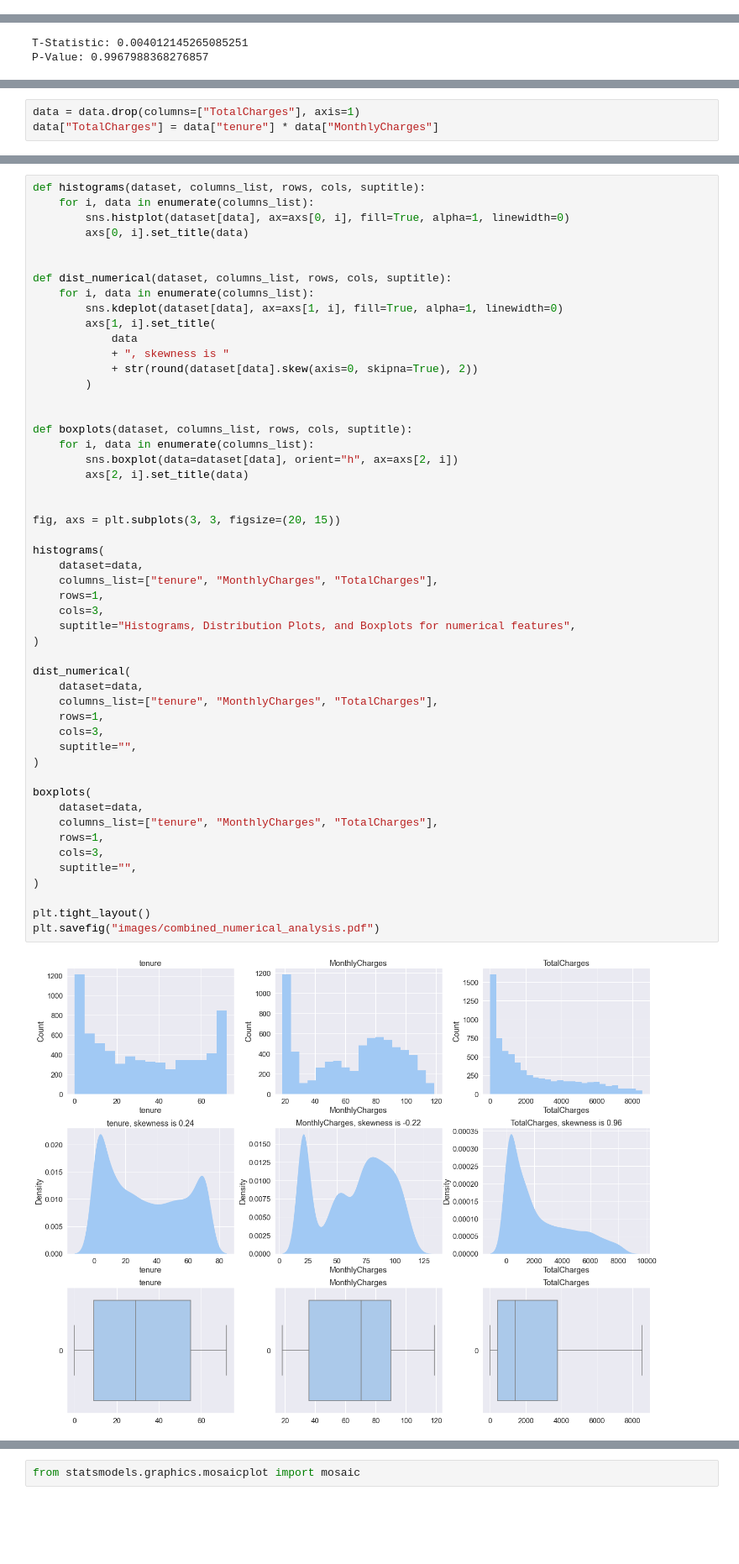
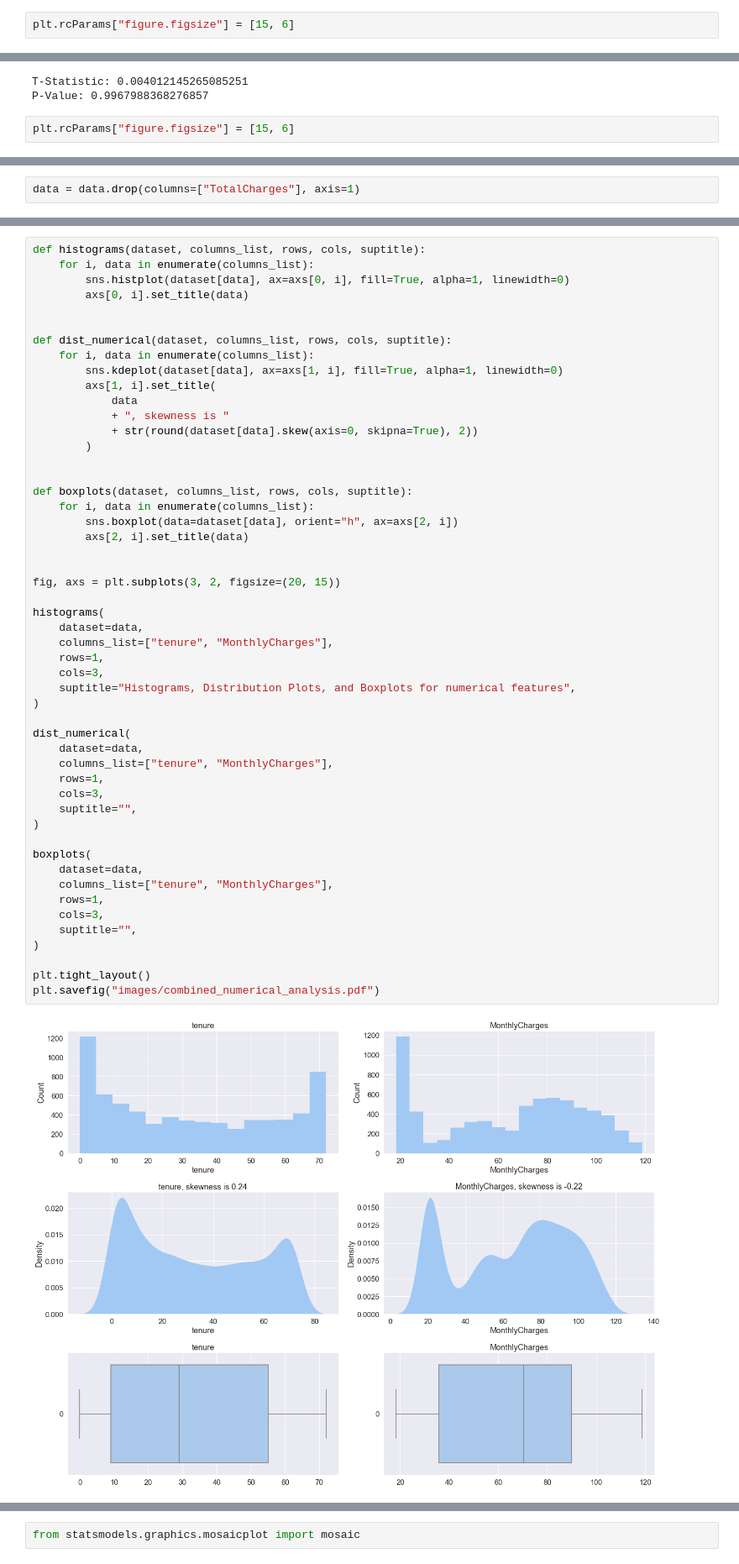
Before and after one commit to BanasiakB/DataMining, a Jupyter notebook: O3_DataMiningEDA.ipynb, the cells around one changed output, grey strips where cells are left out. Shown at 84% size. Saved outputs shown, nothing was run; the diff lists cells and outputs as text; blank space fills up the shorter version.

```diff
--- a/O3_DataMiningEDA.ipynb
+++ b/O3_DataMiningEDA.ipynb
@@ -16,6 +16,8 @@ from sklearn.metrics import confusion_matrix
 sns.set(font_scale=1.5)
 sns.set_style("darkgrid")
 sns.set_palette("pastel")
+# %%
+plt.rcParams["figure.figsize"] = [15, 6]
 # %%
 data = pd.read_csv("WA_Fn-UseC_-Telco-Customer-Churn.csv")
 # %%
@@ -409,6 +396,8 @@ print(f"P-Value: {p_value}")
 # %% [output]
 T-Statistic: 0.004012145265085251
 P-Value: 0.9967988368276857
+# %%
+plt.rcParams["figure.figsize"] = [15, 6]
 # %%
 plt.scatter(data["TotalCharges"], data["tenure"] * data["MonthlyCharges"], alpha=0.2)
 plt.xlabel("TotalCharges")
@@ -420,4 +440,3 @@ plt.savefig("images/correlation_TotalCharges_Monthly_Charges.pdf")
 # %%
 data = data.drop(columns=["TotalCharges"], axis=1)
-data["TotalCharges"] = data["tenure"] * data["MonthlyCharges"]
 # %%
@@ -471,38 +490,38 @@ def boxplots(dataset, columns_list, rows, cols, suptitle):
     for i, data in enumerate(columns_list):
         sns.boxplot(data=dataset[data], orient="h", ax=axs[2, i])
         axs[2, i].set_title(data)
 
 
-fig, axs = plt.subplots(3, 3, figsize=(20, 15))
+fig, axs = plt.subplots(3, 2, figsize=(20, 15))
 
 histograms(
     dataset=data,
-    columns_list=["tenure", "MonthlyCharges", "TotalCharges"],
+    columns_list=["tenure", "MonthlyCharges"],
     rows=1,
     cols=3,
     suptitle="Histograms, Distribution Plots, and Boxplots for numerical features",
 )
 
 dist_numerical(
     dataset=data,
-    columns_list=["tenure", "MonthlyCharges", "TotalCharges"],
+    columns_list=["tenure", "MonthlyCharges"],
     rows=1,
     cols=3,
     suptitle="",
 )
 
 boxplots(
     dataset=data,
-    columns_list=["tenure", "MonthlyCharges", "TotalCharges"],
+    columns_list=["tenure", "MonthlyCharges"],
     rows=1,
     cols=3,
     suptitle="",
 )
 
 plt.tight_layout()
 plt.savefig("images/combined_numerical_analysis.pdf")
 # %% [output]
-[figure, old version]
+[figure, new version]
 # %%
 dist_churn(
     dataset=data,
```
Also changed, not shown: parts of 39 cells of this notebook, 12 other files.
